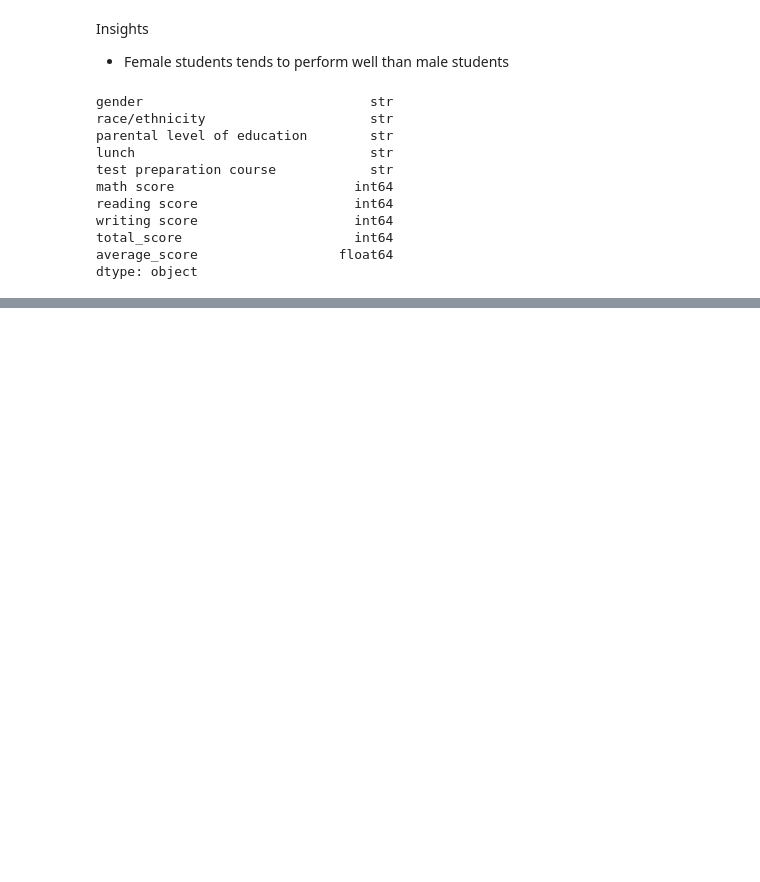
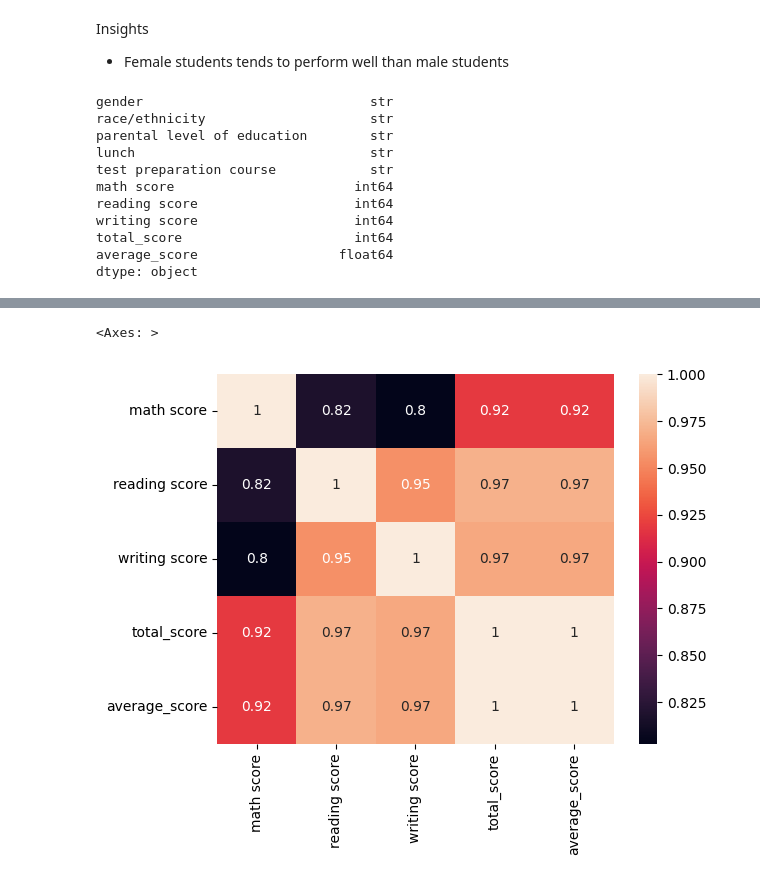
Before and after one commit to sunitachaulagain/Student_Performance_EDA, a Jupyter notebook: 01_Student_Performance_EDA.ipynb, the cells around one changed output, grey strips where cells are left out. Cells and saved outputs as stored; diff of their text form; code cells hidden in the pictures; blank space fills up the shorter version.

```diff
--- a/01_Student_Performance_EDA.ipynb
+++ b/01_Student_Performance_EDA.ipynb
@@ -442,0 +489,6 @@ dtype: object
+# %%
+numeric_df = df.select_dtypes(include='number')
+sns.heatmap(numeric_df.corr(), annot = True)
+# %% [output]
+<Axes: >
+[figure, added]
```
Also changed, not shown: parts of 5 cells of this notebook.
